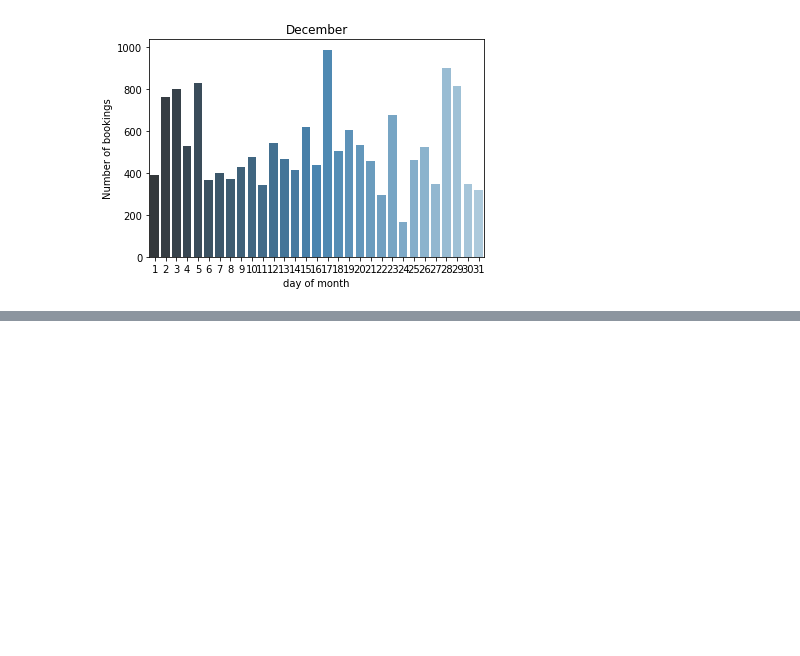
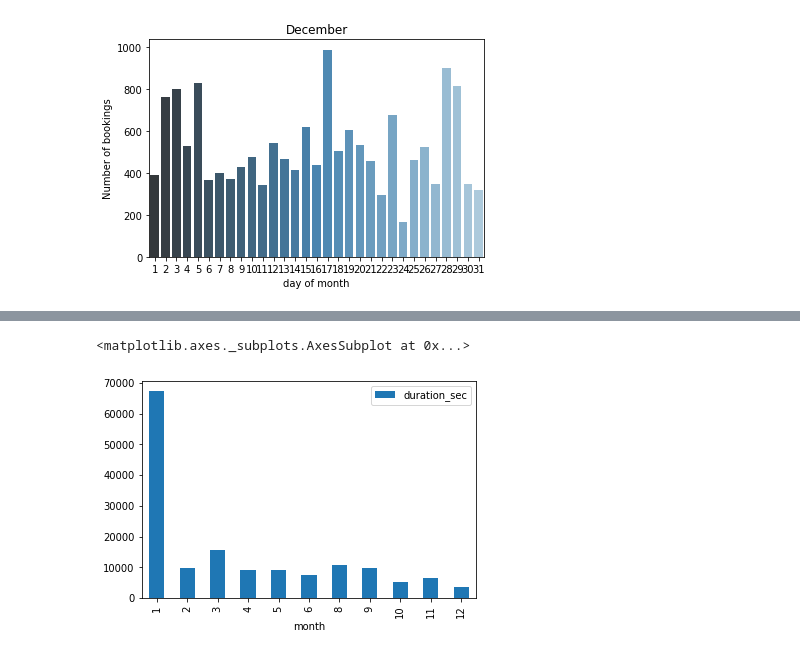
Before and after one commit to janiksudo/PDS_Project, a Jupyter notebook: notebooks/monthly_distribution.ipynb, the cells around one changed output, grey strips where cells are left out. Saved outputs shown, nothing was run; the diff lists cells and outputs as text; code cells hidden in the pictures; blank space fills up the shorter version.

Commit message:
#6 Calulated mean for each month

```diff
--- a/notebooks/monthly_distribution.ipynb
+++ b/notebooks/monthly_distribution.ipynb
@@ -145,0 +173,8 @@ Text(0.5, 1.0, 'December')
+# %%
+# avg duration per month (looks like we have some outliers)
+
+df = bremen_trips.groupby('month').duration_sec.mean().to_frame()
+df.plot(kind="bar")
+# %% [output]
+<matplotlib.axes._subplots.AxesSubplot at 0x...>
+[figure, added]
```
Also changed, not shown: parts of 3 cells of this notebook.
